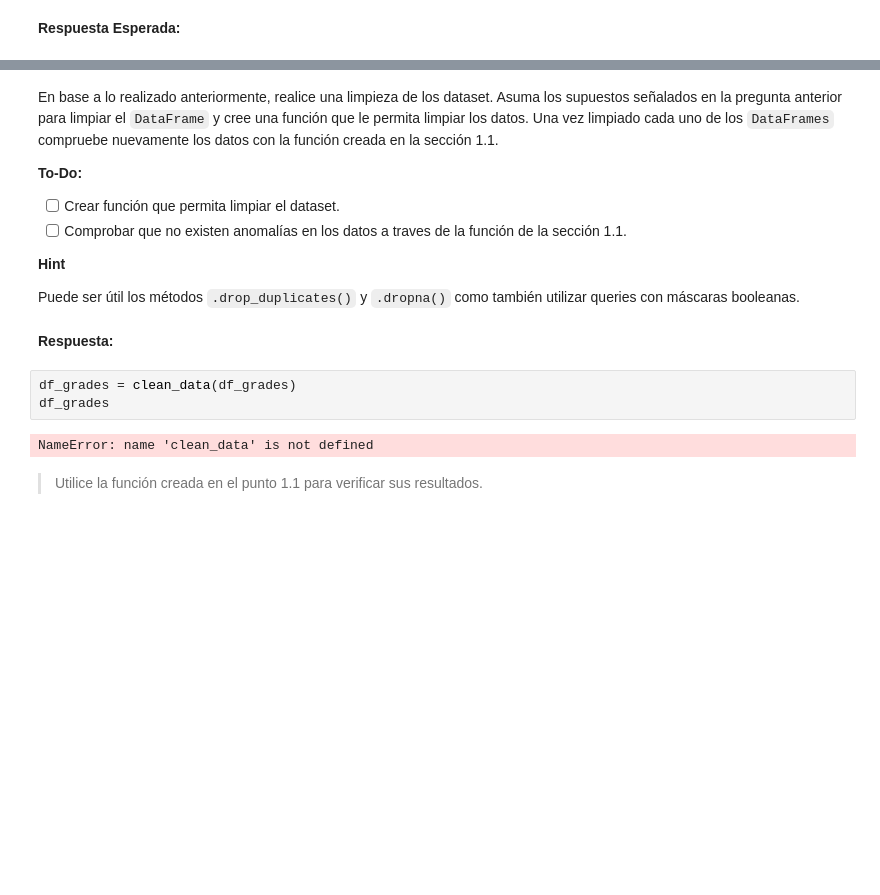
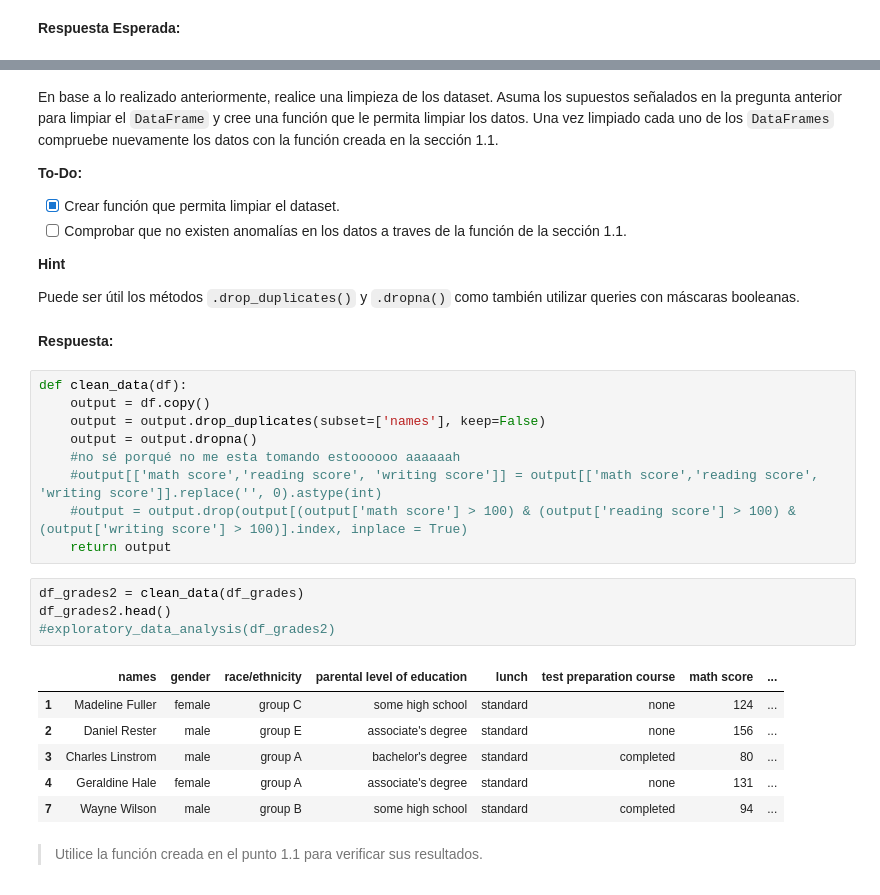
Before and after one commit to DanielCG19/Evaluaciones-MDS7202, a Jupyter notebook: Lab_3/Laboratorio3_enunciado.ipynb, the cells around one changed output, grey strips where cells are left out. Saved outputs shown, nothing was run; the diff lists cells and outputs as text; blank space fills up the shorter version.

````diff
--- a/Lab_3/Laboratorio3_enunciado.ipynb
+++ b/Lab_3/Laboratorio3_enunciado.ipynb
@@ -273,7 +313,7 @@ En base a lo realizado anteriormente, realice una limpieza de los dataset. Asuma
 
 **To-Do:**
 
-- [ ] Crear función que permita limpiar el dataset.
+- [X] Crear función que permita limpiar el dataset.
 - [ ] Comprobar que no existen anomalías en los datos a traves de la función de la sección 1.1.
 
 **Hint**
@@ -281,11 +321,26 @@ En base a lo realizado anteriormente, realice una limpieza de los dataset. Asuma
 Puede ser útil los métodos ```.drop_duplicates()``` y ```.dropna()``` como también utilizar queries con máscaras booleanas.
 # %% [markdown]
 **Respuesta:**
-# %%
-df_grades = clean_data(df_grades)
-df_grades
-# %% [output]
-NameError: name 'clean_data' is not defined
+# %%
+def clean_data(df):
+    output = df.copy()
+    output = output.drop_duplicates(subset=['names'], keep=False)
+    output = output.dropna()
+    #no sé porqué no me esta tomando estoooooo aaaaaah
+    #output[['math score','reading score', 'writing score']] = output[['math score','reading score', 'writing score']].replace('', 0).astype(int)
+    #output = output.drop(output[(output['math score'] > 100) & (output['reading score'] > 100) & (output['writing score'] > 100)].index, inplace = True)
+    return output
+# %%
+df_grades2 = clean_data(df_grades)
+df_grades2.head()
+#exploratory_data_analysis(df_grades2)
+# %% [output]
+|  | names | gender | race/ethnicity | parental level of education | lunch | test preparation course | math score | ... |
+| 1 | Madeline Fuller | female | group C | some high school | standard | none | 124 | ... |
+| 2 | Daniel Rester | male | group E | associate's degree | standard | none | 156 | ... |
+| 3 | Charles Linstrom | male | group A | bachelor's degree | standard | completed | 80 | ... |
+| 4 | Geraldine Hale | female | group A | associate's degree | standard | none | 131 | ... |
+| 7 | Wayne Wilson | male | group B | some high school | standard | completed | 94 | ... |
 # %% [markdown]
 > Utilice la función creada en el punto 1.1 para verificar sus resultados.
 # %% [markdown]
````
Also changed, not shown: parts of 8 cells of this notebook.
